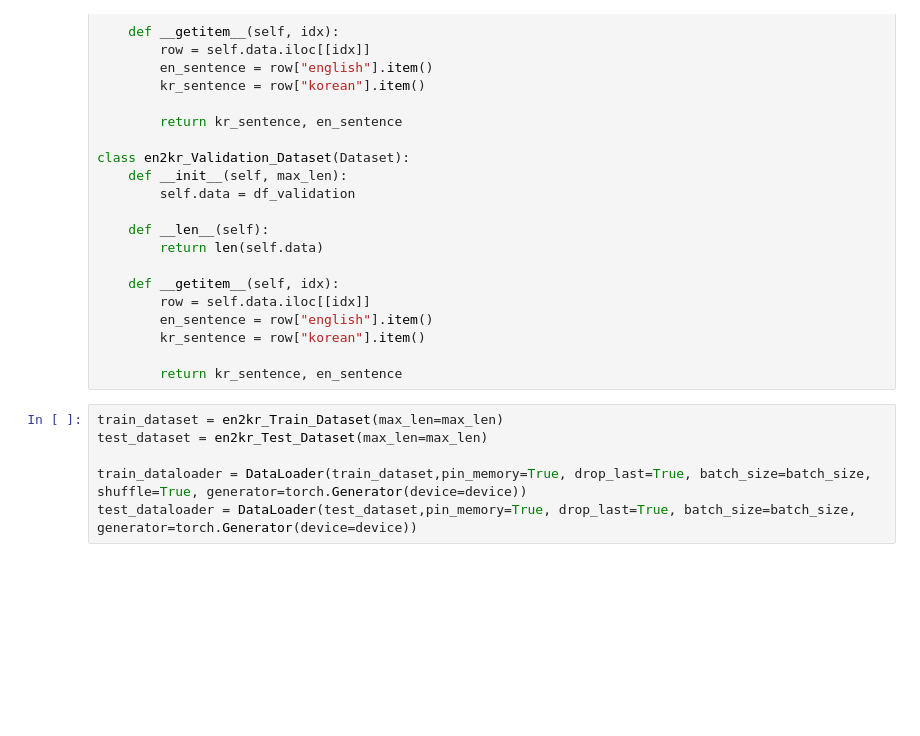
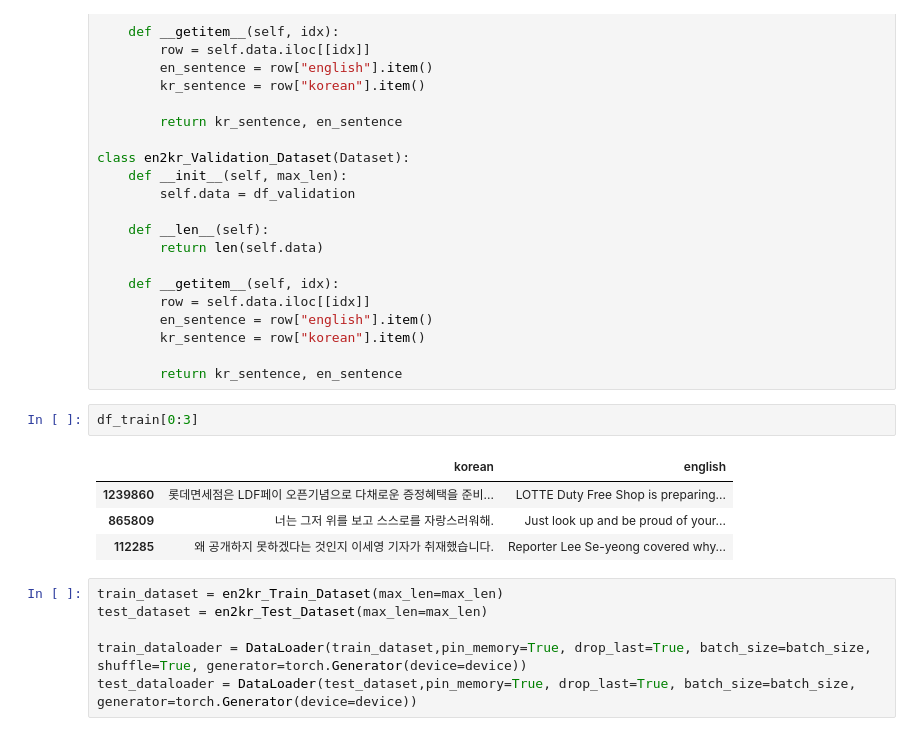
Before and after one commit to jinho-choi123/Transformer-pytorch, a Jupyter notebook: src/data-loader.ipynb, the cells around one changed output. Cells and saved outputs as stored; diff of their text form; blank space fills up the shorter version.

```diff
--- a/src/data-loader.ipynb
+++ b/src/data-loader.ipynb
@@ -72,6 +81,13 @@ class en2kr_Validation_Dataset(Dataset):
         kr_sentence = row["korean"].item()
 
         return kr_sentence, en_sentence
+# %%
+df_train[0:3]
+# %% [output]
+|  | korean | english |
+| 1239860 | 롯데면세점은 LDF페이 오픈기념으로 다채로운 증정혜택을 준비... | LOTTE Duty Free Shop is preparing... |
+| 865809 | 너는 그저 위를 보고 스스로를 자랑스러워해. | Just look up and be proud of your... |
+| 112285 | 왜 공개하지 못하겠다는 것인지 이세영 기자가 취재했습니다. | Reporter Lee Se-yeong covered why... |
 # %%
 train_dataset = en2kr_Train_Dataset(max_len=max_len)
 test_dataset = en2kr_Test_Dataset(max_len=max_len)
```
Also changed, not shown: parts of 1 cell of this notebook, 7 other files.
